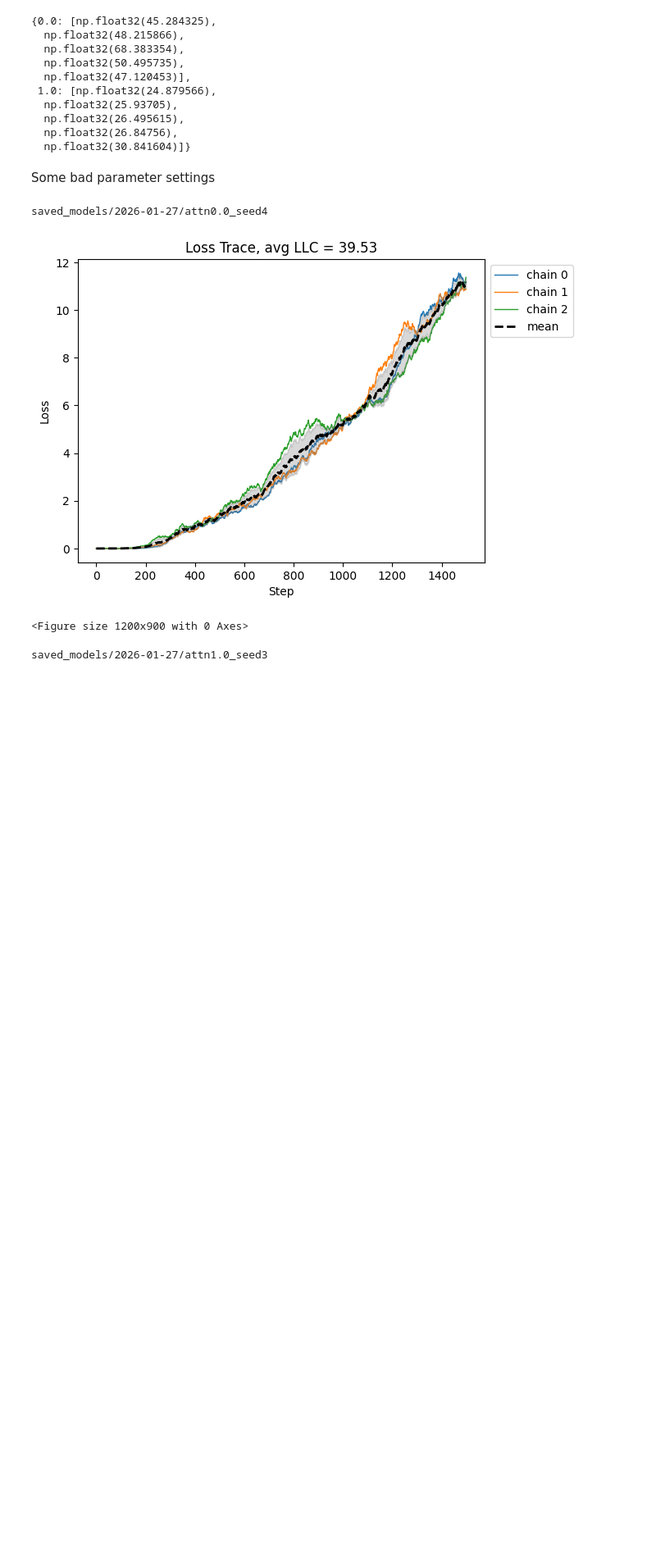
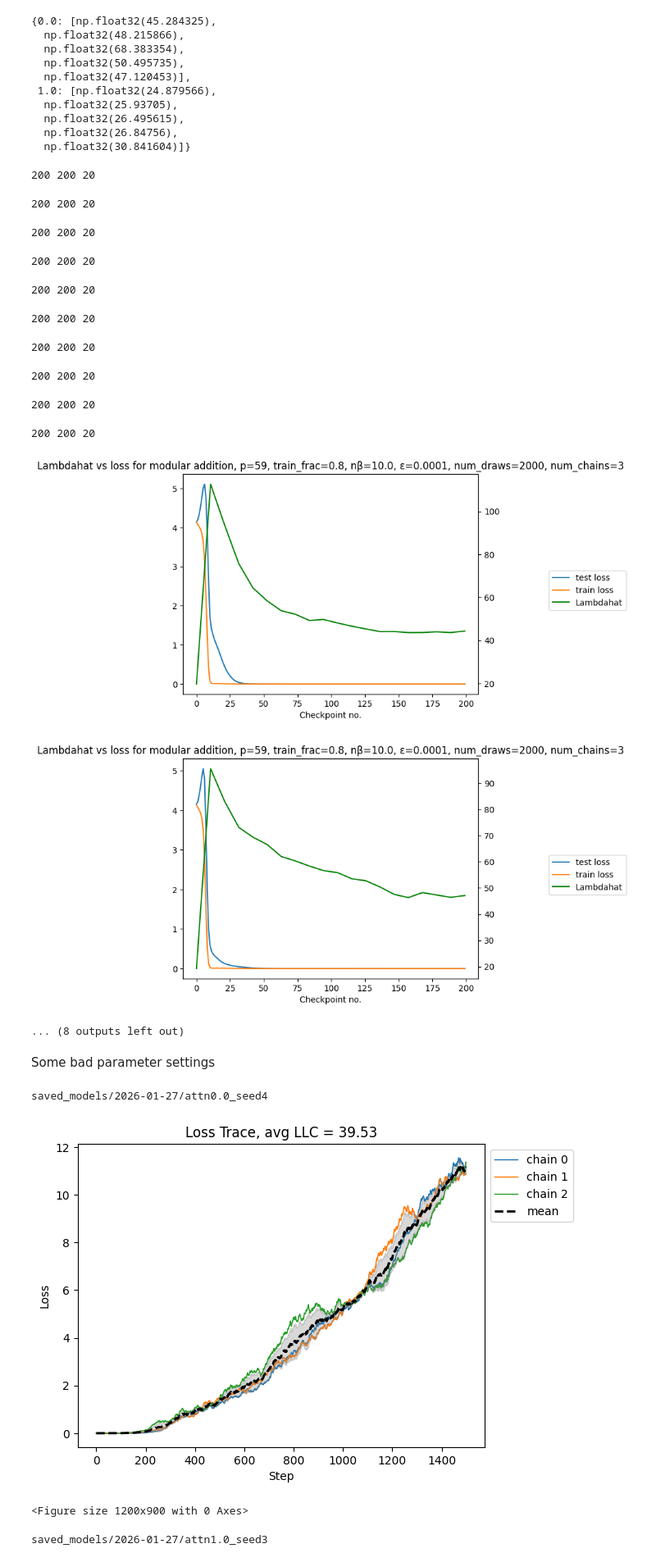
Before and after one commit to hannagabor/pizza_clock, a Jupyter notebook: llc_estimation.ipynb, the cells around one changed output. Shown at 82% size. Drawn from its saved outputs; the diff is of its cells as text; code cells hidden in the pictures; blank space fills up the shorter version.

```diff
--- a/exploration.ipynb
+++ b/llc_estimation.ipynb
@@ -146,3 +147,38 @@ def estimate_and_plot_llc_for_final_model(
         true_lc=None,
     )
     return avg_llc
+
+def estimate_and_plot_llc_for_all_models(
+    dir_path, lr=1e-5, nbeta=10.0, localization=10.0, num_chains=3, num_draws=1500
+):
+    _, config, all_models = load_model_and_config(dir_path)
+    train_loader, _ = get_train_val_data(config, squeeze_targets=True)
+    df = pd.read_csv(os.path.join(dir_path, "loss_data.csv"))
+
+    llcs = [estimate_learning_coeff_with_summary(
+        model,
+        loader=train_loader,
+        evaluate=evaluate_last_position_ce,
+        sampling_method=SGLD,
+        optimizer_kwargs=dict(lr=lr, nbeta=nbeta, localization=localization),
+        num_chains=num_chains,
+        num_draws=num_draws,
+        device=get_device(),
+        online=True,
+    ) for model in all_models]
+
+
+    fig, ax1 = plt.subplots()
+    plt.title(
+        f"Lambdahat vs loss for modular addition, p={config.p}, train_frac={config.train_fraction}, nβ={nbeta:.1f}, ε={lr}, num_draws={num_draws}, num_chains={num_chains}"
+    )
+    ax2 = ax1.twinx()
+    print(len(df["train_loss"]), len(df["val_loss"]), len([sum(llc["llc/means"])  / len(llc["llc/means"]) for llc in llcs]))
+    ax1.plot(df["val_loss"], label="test loss")
+    ax1.plot(df["train_loss"], label="train loss")
+    # LLC is calculated less often than loss, so we need to adjust x-axis. TODO: make this more robust
+    avg_llc = [sum(llc["llc/means"])  / len(llc["llc/means"]) for llc in llcs]
+    x_llc = np.linspace(0, len(df["train_loss"])-1, len(avg_llc))
+    ax2.plot(x_llc, avg_llc, color="g", label="Lambdahat")
+    ax1.set_xlabel("Checkpoint no.")
+    fig.legend(loc="center right")
@@ -185,6 +221,29 @@ attn_to_llc
   np.float32(26.495615),
   np.float32(26.84756),
   np.float32(30.841604)]}
+# %%
+for attn in [0.0, 1.0]:
+    for seed in range(5):
+        llc = estimate_and_plot_llc_for_all_models(
+            dir_path=f"saved_models/2026-01-27/attn{attn}_seed{seed}",
+            localization=100,
+            lr=1e-4,
+            num_draws=2000,
+        )
+# %% [output]
+200 200 20
+200 200 20
+200 200 20
+200 200 20
+200 200 20
+200 200 20
+200 200 20
+200 200 20
+200 200 20
+200 200 20
+[figure, added]
+[figure, added]
+... (8 outputs left out)
 # %% [markdown]
 Some bad parameter settings
 # %%
```
Also changed, not shown: parts of 3 cells of this notebook, 3 other files.
